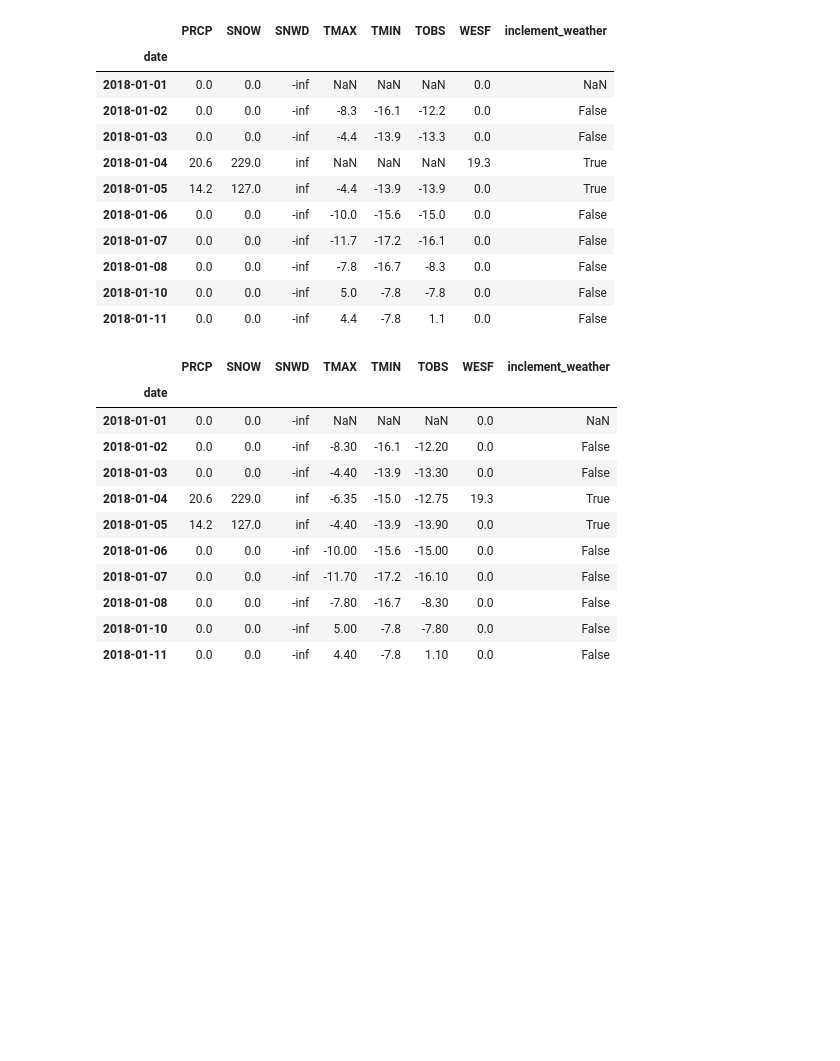
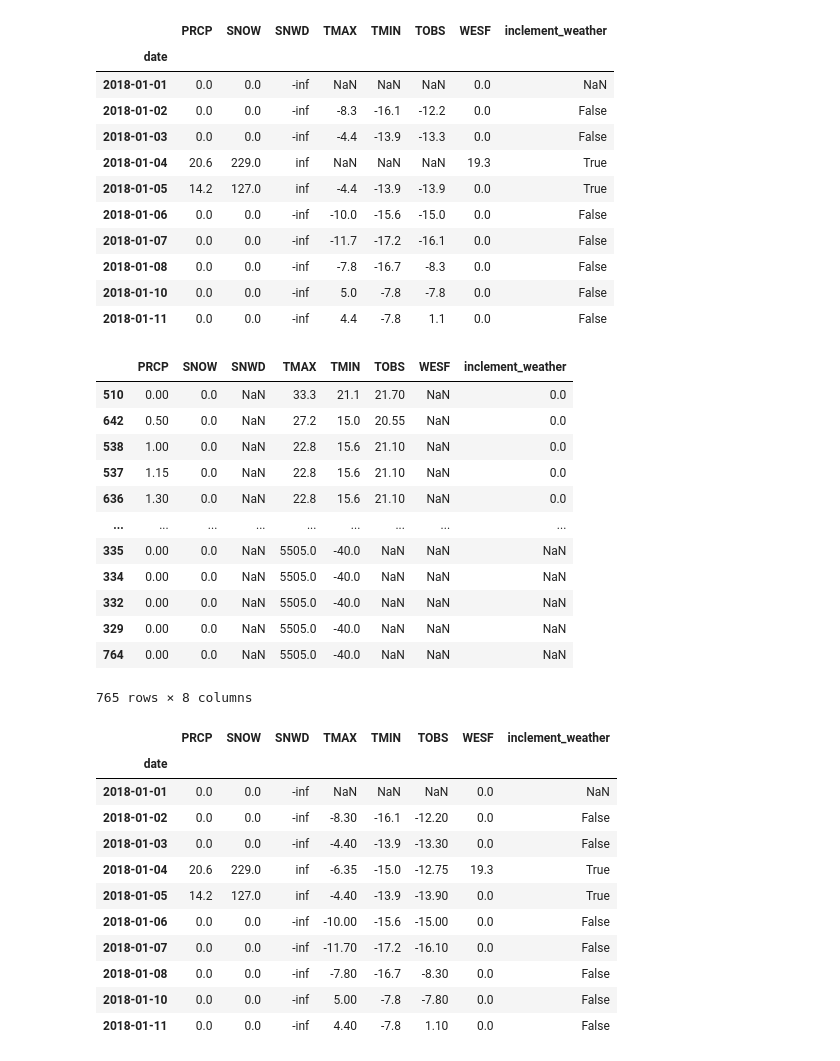
Before and after one commit to tgwon/ai4ml, a Jupyter notebook: week4/ch3-5-handling_data_issues.ipynb, the cells around one changed output. Saved outputs shown, nothing was run; the diff lists cells and outputs as text; code cells hidden in the pictures; blank space fills up the shorter version.

```diff
--- a/week4/ch3-5-handling_data_issues.ipynb
+++ b/week4/ch3-5-handling_data_issues.ipynb
@@ -495,6 +532,22 @@ df_deduped.head(10)
 | 2018-01-08 | 0.0 | 0.0 | -inf | -7.8 | -16.7 | -8.3 | 0.0 | False |
 | 2018-01-10 | 0.0 | 0.0 | -inf | 5.0 | -7.8 | -7.8 | 0.0 | False |
 | 2018-01-11 | 0.0 | 0.0 | -inf | 4.4 | -7.8 | 1.1 | 0.0 | False |
+# %%
+df.rolling(7, min_periods=0).median()
+# %% [output]
+|  | PRCP | SNOW | SNWD | TMAX | TMIN | TOBS | WESF | inclement_weather |
+| 510 | 0.00 | 0.0 | NaN | 33.3 | 21.1 | 21.70 | NaN | 0.0 |
+| 642 | 0.50 | 0.0 | NaN | 27.2 | 15.0 | 20.55 | NaN | 0.0 |
+| 538 | 1.00 | 0.0 | NaN | 22.8 | 15.6 | 21.10 | NaN | 0.0 |
+| 537 | 1.15 | 0.0 | NaN | 22.8 | 15.6 | 21.10 | NaN | 0.0 |
+| 636 | 1.30 | 0.0 | NaN | 22.8 | 15.6 | 21.10 | NaN | 0.0 |
+| ... | ... | ... | ... | ... | ... | ... | ... | ... |
+| 335 | 0.00 | 0.0 | NaN | 5505.0 | -40.0 | NaN | NaN | NaN |
+| 334 | 0.00 | 0.0 | NaN | 5505.0 | -40.0 | NaN | NaN | NaN |
+| 332 | 0.00 | 0.0 | NaN | 5505.0 | -40.0 | NaN | NaN | NaN |
+| 329 | 0.00 | 0.0 | NaN | 5505.0 | -40.0 | NaN | NaN | NaN |
+| 764 | 0.00 | 0.0 | NaN | 5505.0 | -40.0 | NaN | NaN | NaN |
+765 rows × 8 columns
 # %%
 df_deduped.apply(
     # rolling calculations will be covered in chapter 4, this is a rolling 7-day median
```
Also changed, not shown: parts of 5 cells of this notebook.
